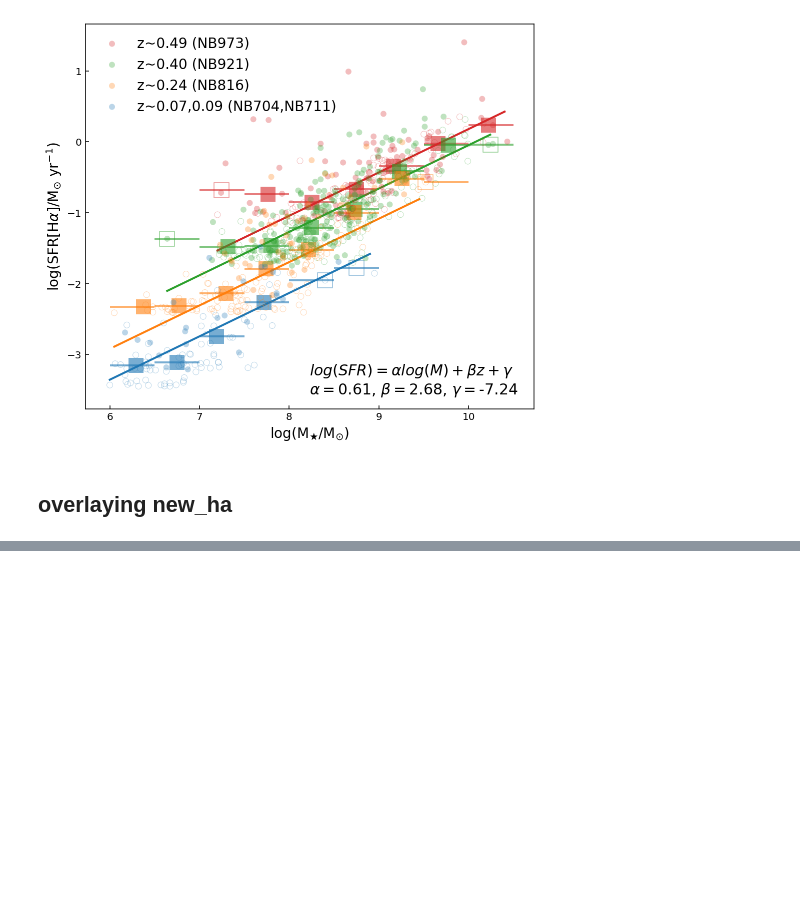
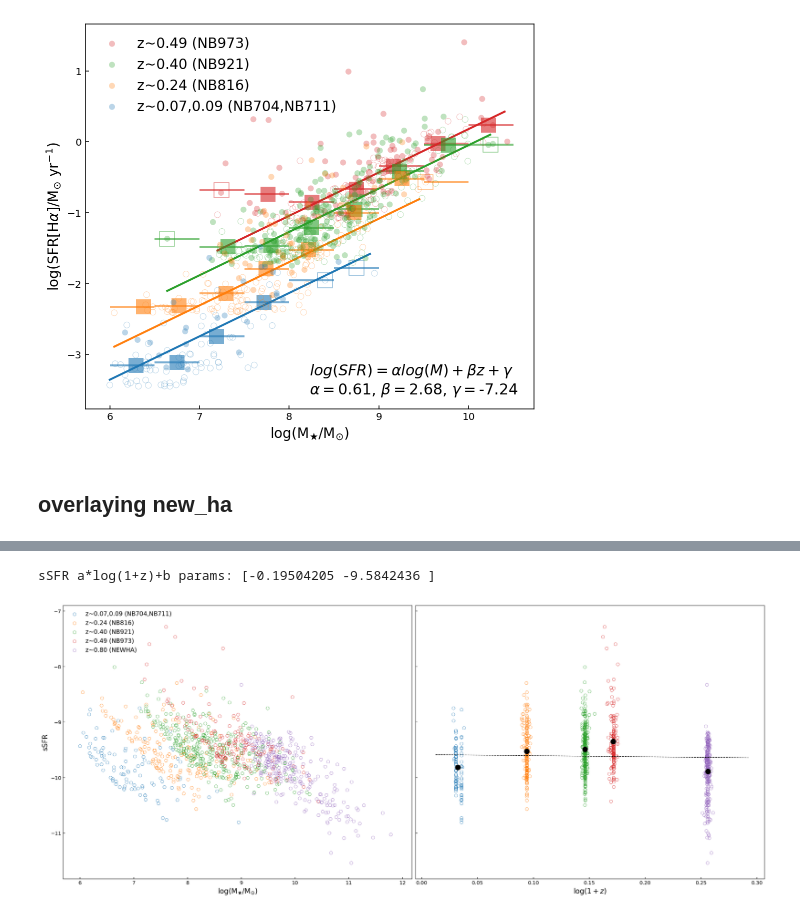
Before and after one commit to kaitshin/LowM_MainSequence, a Jupyter notebook: new_ha.ipynb, the cells around one changed output, grey strips where cells are left out. Drawn from its saved outputs; the diff is of its cells as text; code cells hidden in the pictures; blank space fills up the shorter version.

```diff
--- a/new_ha.ipynb
+++ b/new_ha.ipynb
@@ -129,0 +139,19 @@ plt.show()
+# %%
+import plot_nbia_mainseq
+reload(plot_nbia_mainseq)
+from plot_nbia_mainseq import make_ssfr_graph
+
+f, axes = plt.subplots(1,2, sharey=True)
+
+sfrs_with_newha00  = np.concatenate((sfrs, newha_logsfrha))
+mass_with_newha00  = np.concatenate((mass, newha_logm))
+zspec_with_newha00 = np.concatenate((z_sp, newha_zspec))
+filts_with_newha00 = np.concatenate((ffs, np.array(['NEWHA']*len(newha_logsfrha))))
+
+make_ssfr_graph(f, axes, sfrs_with_newha00, mass_with_newha00, filts_with_newha00, zspec_with_newha00,
+                nh_cwheel, nh_z_arr, ffarr=nh_ffarr, llarr=nh_llarr)
+
+f.set_size_inches(25,10)
+# %% [output]
+sSFR a*log(1+z)+b params: [-0.19504205 -9.5842436 ]
+[figure, added]
```
Also changed, not shown: parts of 2 cells of this notebook, 1 other file.
